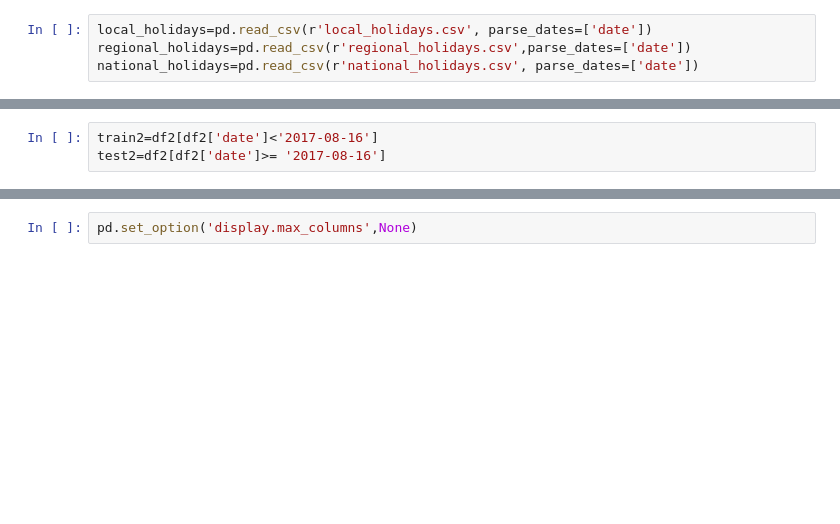
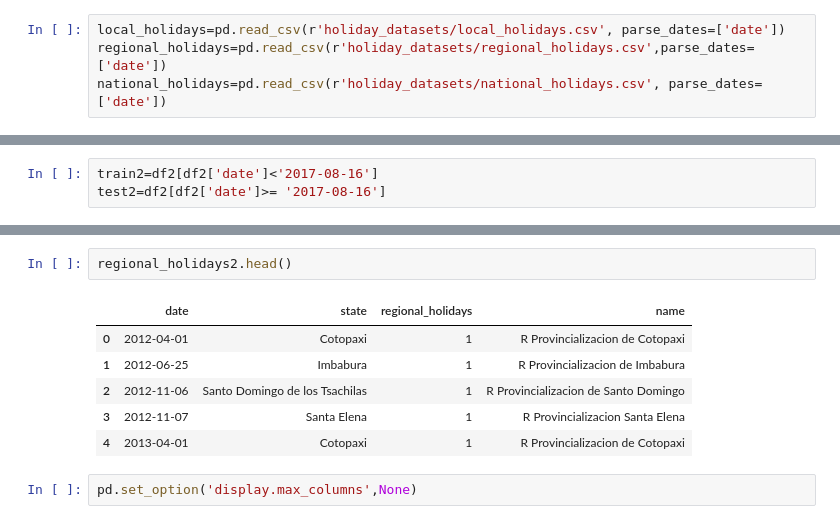
Before and after one commit to IvkovicDanica/Store-sales-time-series, a Jupyter notebook: holidays.ipynb, the cells around one changed output, grey strips where cells are left out. Drawn from its saved outputs; the diff is of its cells as text; blank space fills up the shorter version.

```diff
--- a/holidays.ipynb
+++ b/holidays.ipynb
@@ -142,4 +142,4 @@ KeyboardInterrupt:
 # %%
-local_holidays=pd.read_csv(r'local_holidays.csv', parse_dates=['date'])
-regional_holidays=pd.read_csv(r'regional_holidays.csv',parse_dates=['date'])
-national_holidays=pd.read_csv(r'national_holidays.csv', parse_dates=['date'])
+local_holidays=pd.read_csv(r'holiday_datasets/local_holidays.csv', parse_dates=['date'])
+regional_holidays=pd.read_csv(r'holiday_datasets/regional_holidays.csv',parse_dates=['date'])
+national_holidays=pd.read_csv(r'holiday_datasets/national_holidays.csv', parse_dates=['date'])
@@ -418,2 +459,11 @@ groupB  (101904,)
+# %%
+regional_holidays2.head()
+# %% [output]
+|  | date | state | regional_holidays | name |
+| 0 | 2012-04-01 | Cotopaxi | 1 | R Provincializacion de Cotopaxi |
+| 1 | 2012-06-25 | Imbabura | 1 | R Provincializacion de Imbabura |
+| 2 | 2012-11-06 | Santo Domingo de los Tsachilas | 1 | R Provincializacion de Santo Domingo |
+| 3 | 2012-11-07 | Santa Elena | 1 | R Provincializacion Santa Elena |
+| 4 | 2013-04-01 | Cotopaxi | 1 | R Provincializacion de Cotopaxi |
 # %%
 pd.set_option('display.max_columns',None)
```
Also changed, not shown: parts of 24 cells of this notebook, 6 other files.
